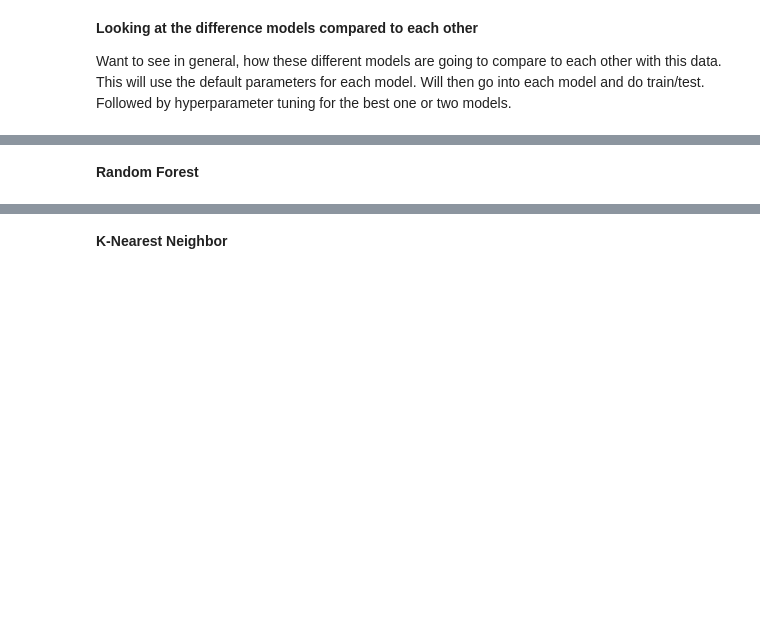
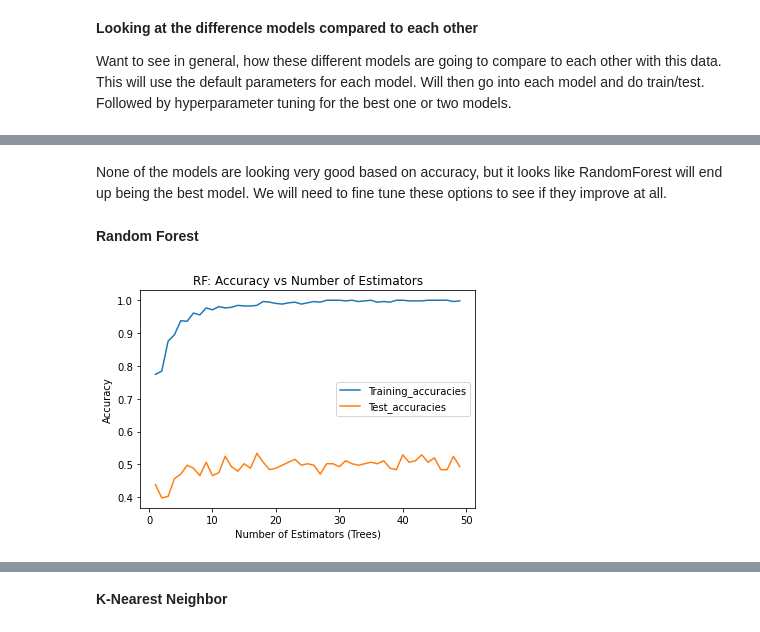
Before and after one commit to ashleyg16/Capstone2, a Jupyter notebook: Capstone 2 Modeling.ipynb, the cells around one changed output, grey strips where cells are left out. Drawn from its saved outputs; the diff is of its cells as text; code cells hidden in the pictures; blank space fills up the shorter version.

Commit message:
Worked out the models, class imbalance problem

```diff
--- a/Capstone 2 Modeling.ipynb
+++ b/Capstone 2 Modeling.ipynb
@@ -64,18 +51,26 @@ plt.show()
+# %% [markdown]
+None of the models are looking very good based on accuracy, but it looks like RandomForest will end up being the best model. We will need to fine tune these options to see if they improve at all.
 # %% [markdown]
 **Random Forest**
-# %%
-#Fit then predict the Random Forest Model
-rf = RandomForestClassifier()
-rf.fit(X_train, y_train.values.ravel())
-y_pred = rf.predict(X_test)
 # %%
-#KNN is very dependent on how many neighbors you tell it to use. So going to look at that first
-neighbors = np.arange(1,20)
-train_acc = {}
-test_acc = {}
+#RF is dependent on number of trees, going to try and optimize to keep from overfitting
+est = np.arange(1,50)
+train_acc_est = {}
+test_acc_est = {}
 
-for n in neighbors:
-    knn = KNeighborsClassifier(n_neighbors = n)
-    knn.fit(X_train, y_train.values.ravel())
-    train_acc[n] = knn.score(X_train, y_train)
-    test_acc[n] = knn.score(X_test, y_test)
+for n in est:
+    rf = RandomForestClassifier(n_estimators = n)
+    rf.fit(X_train, y_train.values.ravel())
+    train_acc_est[n] = rf.score(X_train, y_train)
+    test_acc_est[n] = rf.score(X_test, y_test)
+# %%
+#Plotting the accuracies
+plt.title('RF: Accuracy vs Number of Estimators')
+plt.plot(est, train_acc_est.values(), label = 'Training_accuracies')
+plt.plot(est, test_acc_est.values(), label = 'Test_accuracies')
+plt.legend()
+plt.xlabel('Number of Estimators (Trees)')
+plt.ylabel('Accuracy')
+plt.show()
+# %% [output]
+[figure, added]
```
Also changed, not shown: parts of 22 cells of this notebook.
